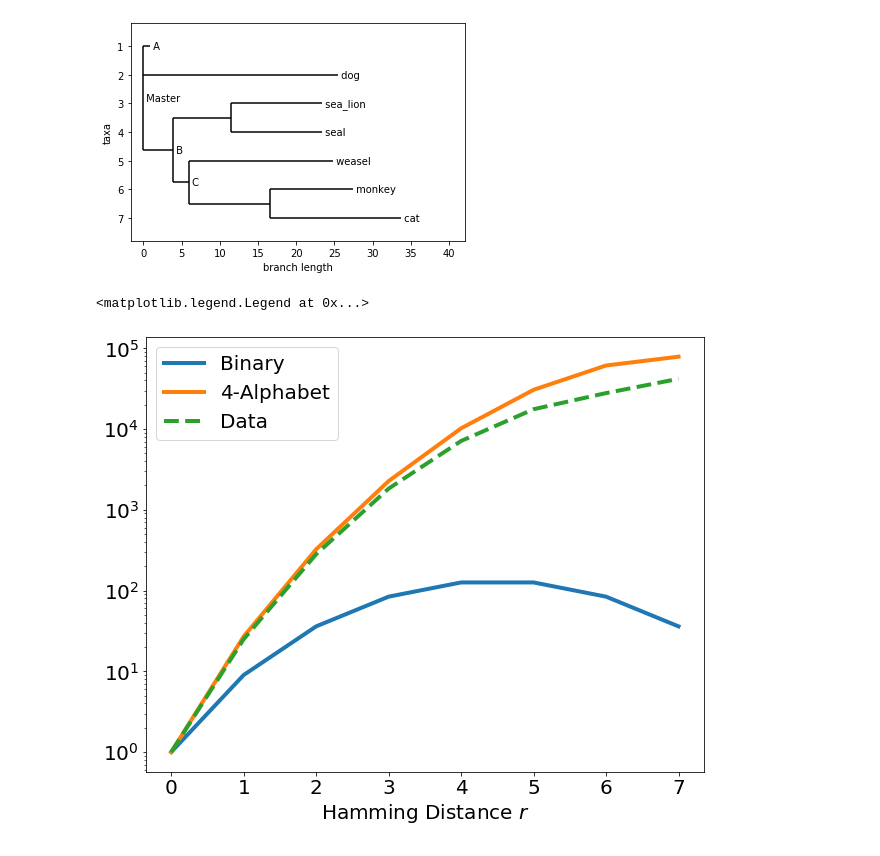
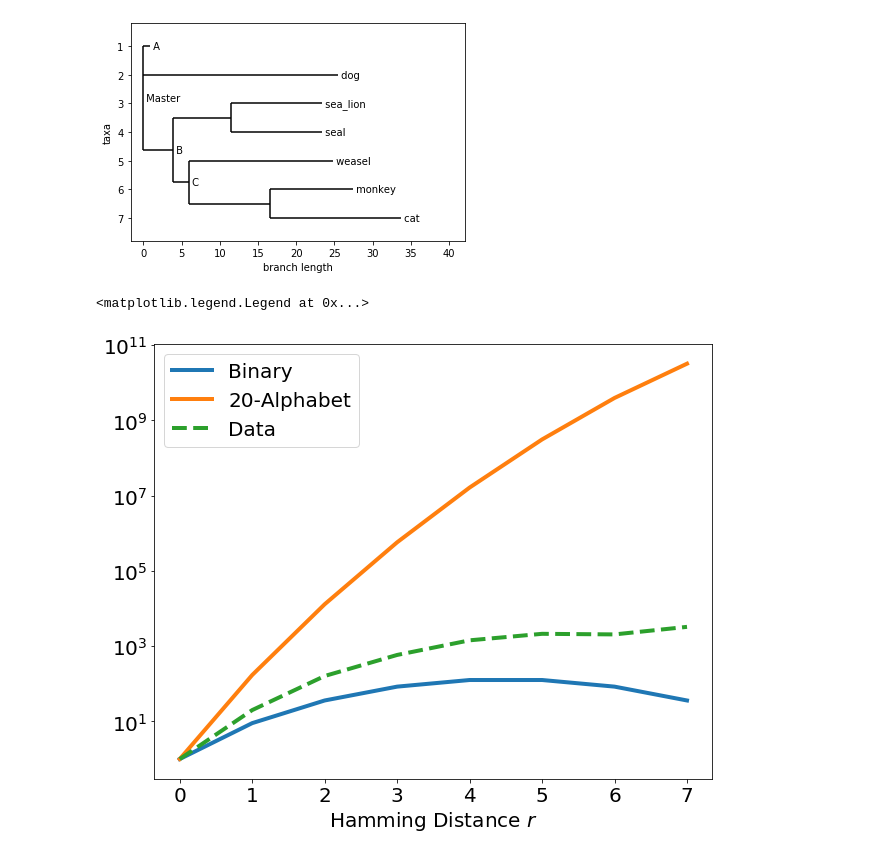
Before and after one commit to betoto008/Affinity_maturation, a Jupyter notebook: Jupyter_Notebooks/Stochastic_simulation.ipynb, the cells around one changed output. Cells and saved outputs as stored; diff of their text form; code cells hidden in the pictures.

```diff
--- a/Jupyter_Notebooks/Stochastic_simulation.ipynb
+++ b/Jupyter_Notebooks/Stochastic_simulation.ipynb
@@ -16,7 +16,7 @@ import os.path
 Autosaving every 60 seconds
 # %%
 %%time
-n_seq = 100000
+n_seq = 10000
 Sequences = generate_Sequences(n_seq)
 
 print_raw_file(Sequences, "../Text_files/file2.txt")
@@ -114,18 +119,18 @@ data_distances = np.histogram(distances, bins=range(int(max(distances))))
 # %%
 fig, ax = plt.subplots(figsize=(10,8))
 ax.plot(data_distances[1][0:-1], scipy.special.comb(9, data_distances[1][0:-1]), linewidth = 4 , label = 'Binary')
-ax.plot(data_distances[1][0:-1], scipy.special.comb(9, data_distances[1][0:-1])*((4-1)**data_distances[1][0:-1]), linewidth = 4 , label = '4-Alphabet')
+ax.plot(data_distances[1][0:-1], scipy.special.comb(9, data_distances[1][0:-1])*((20-1)**data_distances[1][0:-1]), linewidth = 4 , label = '20-Alphabet')
 #ax.plot(data_distances[1][0:-1], np.exp(4*data_distances[1][0:-1]), linewidth = 4, label = r'$e^{\lambda r}$')
 ax.plot(data_distances[1][0:-1], data_distances[0], linewidth = 4, label = 'Data', linestyle = 'dashed')
 
 ax.set_yscale('log')
 #ax.set_ylim(1,1e10)
 ax.set_xlabel(r'Hamming Distance $r$', fontsize = 20)
 ax.set_ylabel(r'', fontsize = 20)
 ax.tick_params(labelsize = 20)
 handles, labels = ax.get_legend_handles_labels()
 ax.legend(np.concatenate(([],handles)),np.concatenate(([],labels)), loc = 0, fontsize = 20)
 #fig.savefig('../Figures/S_r_0.png')
 # %% [output]
 <matplotlib.legend.Legend at 0x...>
-[figure, old version]
+[figure, new version]
```
Also changed, not shown: parts of 8 cells of this notebook, 9 other files.
